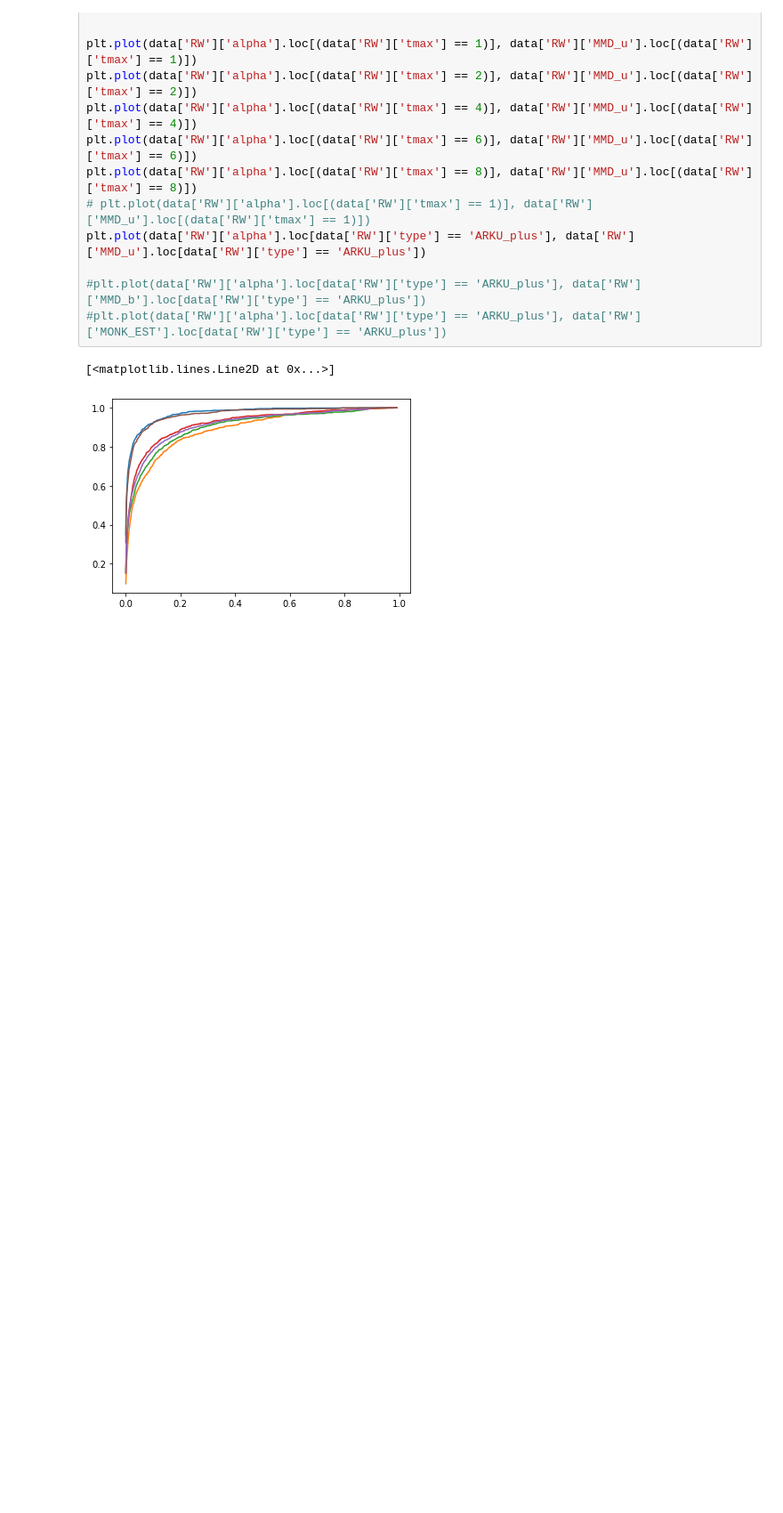
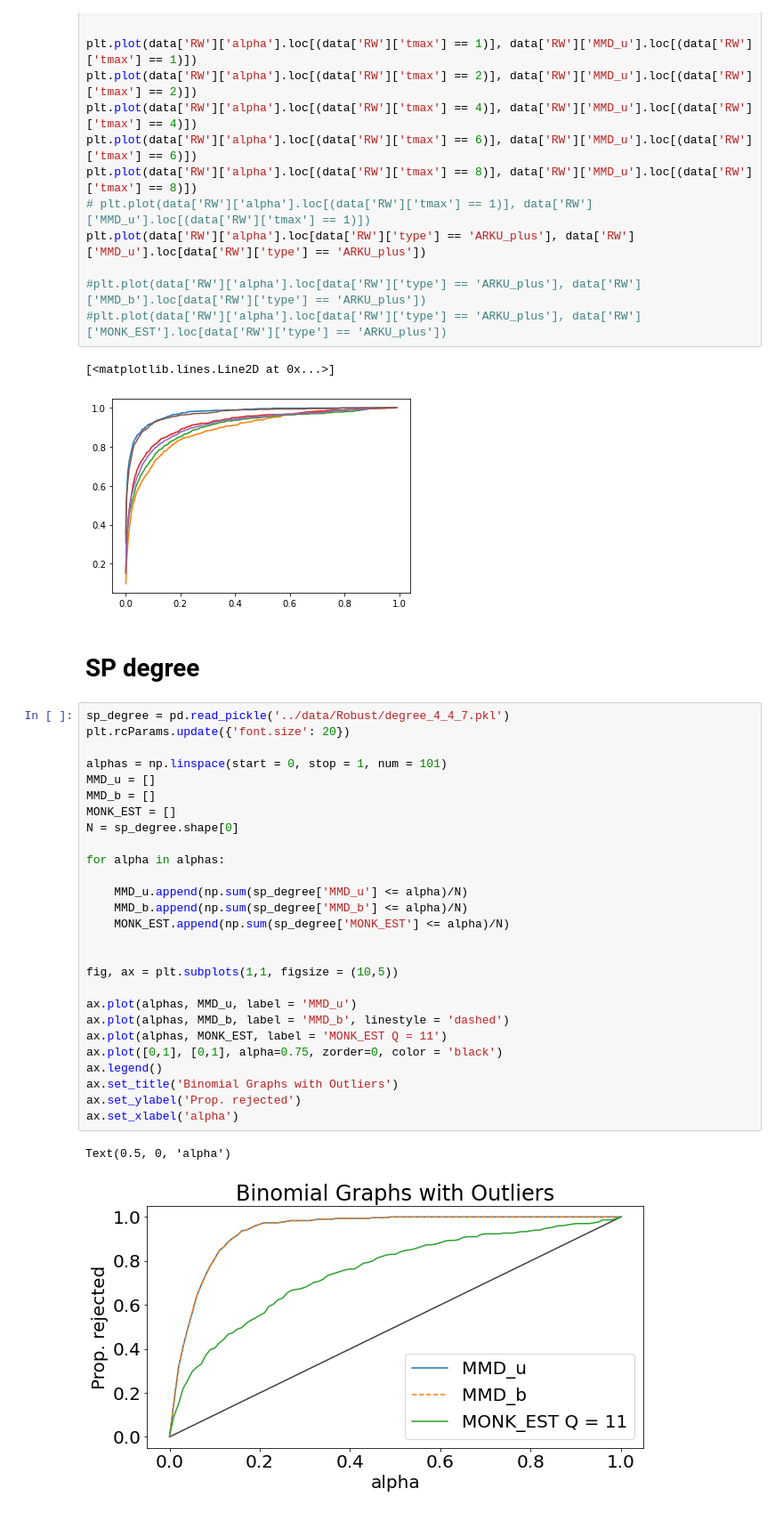
Before and after one commit to ragnarlevi/GTST, a Jupyter notebook: Analysis/Robust.ipynb, the cells around one changed output. Shown at 89% size. Saved outputs shown, nothing was run; the diff lists cells and outputs as text; blank space fills up the shorter version.

```diff
--- a/Analysis/Robust.ipynb
+++ b/Analysis/Robust.ipynb
@@ -60,3 +62,35 @@ plt.plot(data['RW']['alpha'].loc[data['RW']['type'] == 'ARKU_plus'], data['RW'][
 # %% [output]
 [<matplotlib.lines.Line2D at 0x...>]
 [figure]
+# %% [markdown]
+# SP degree
+# %%
+sp_degree = pd.read_pickle('../data/Robust/degree_4_4_7.pkl')
+plt.rcParams.update({'font.size': 20})
+
+alphas = np.linspace(start = 0, stop = 1, num = 101)
+MMD_u = []
+MMD_b = []
+MONK_EST = []
+N = sp_degree.shape[0]
+
+for alpha in alphas:
+
+    MMD_u.append(np.sum(sp_degree['MMD_u'] <= alpha)/N)
+    MMD_b.append(np.sum(sp_degree['MMD_b'] <= alpha)/N)
+    MONK_EST.append(np.sum(sp_degree['MONK_EST'] <= alpha)/N)
+
+
+fig, ax = plt.subplots(1,1, figsize = (10,5))
+
+ax.plot(alphas, MMD_u, label = 'MMD_u')
+ax.plot(alphas, MMD_b, label = 'MMD_b', linestyle = 'dashed')
+ax.plot(alphas, MONK_EST, label = 'MONK_EST Q = 11')
+ax.plot([0,1], [0,1], alpha=0.75, zorder=0, color = 'black')
+ax.legend()
+ax.set_title('Binomial Graphs with Outliers')
+ax.set_ylabel('Prop. rejected')
+ax.set_xlabel('alpha')
+# %% [output]
+Text(0.5, 0, 'alpha')
+[figure, added]
```
Also changed, not shown: parts of 1 cell of this notebook, 34 other files.
